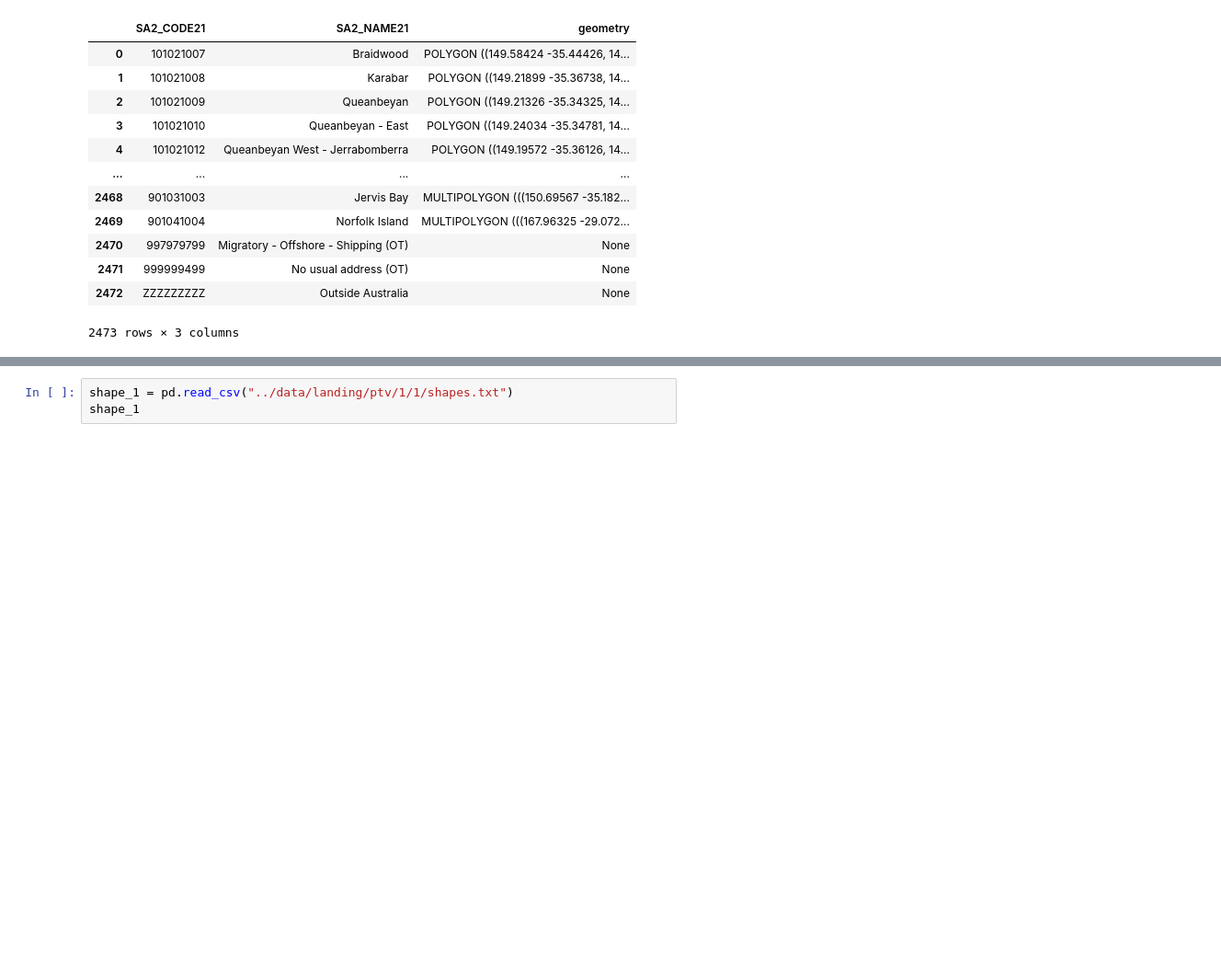
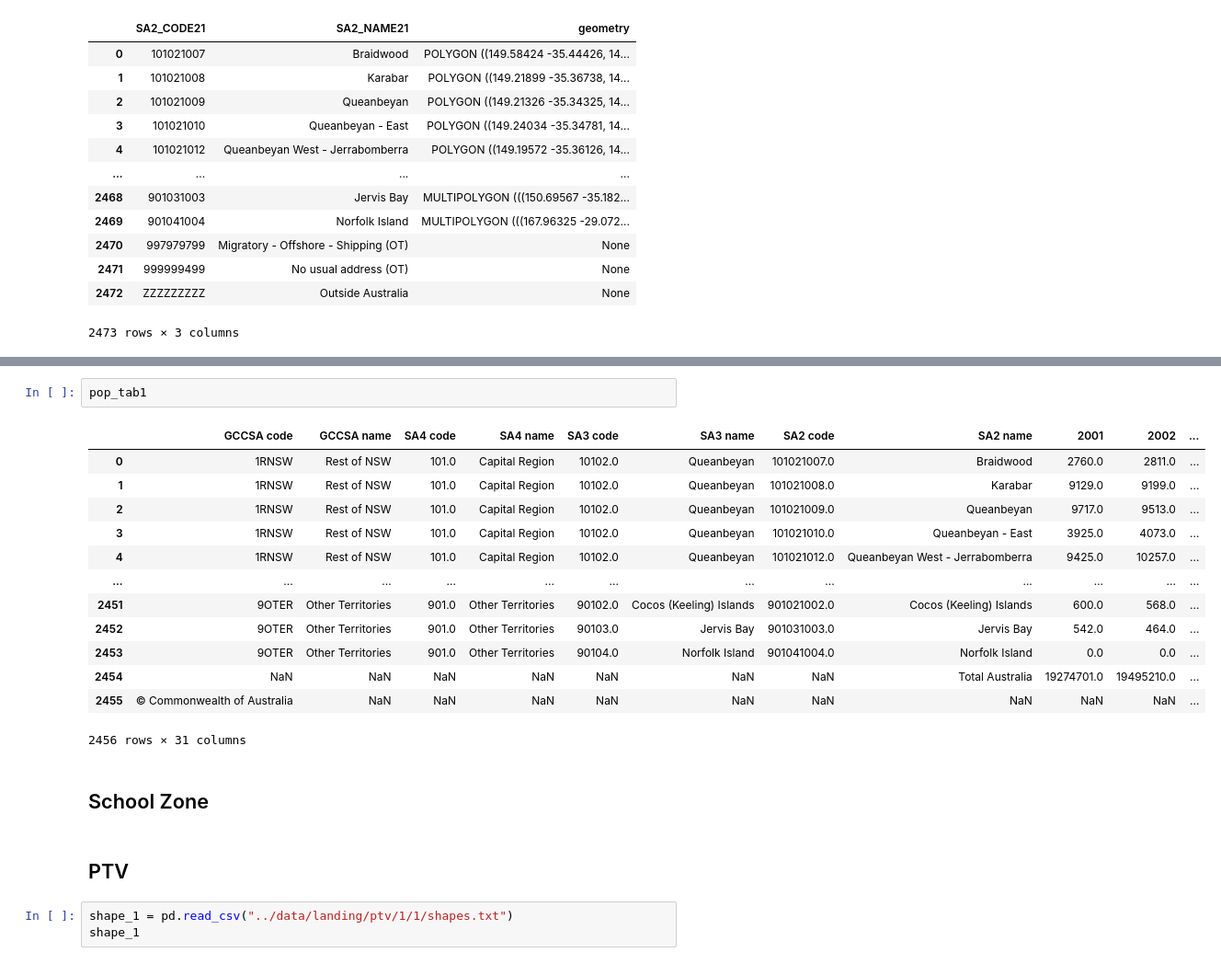
Before and after one commit to MAST30034-AppliedDataScience/project-2-group-real-estate-industry-project-2, a Jupyter notebook: notebooks/External_Preprocessing.ipynb, the cells around one changed output, grey strips where cells are left out. Shown: that part at 92% size. Drawn from its saved outputs; the diff is of its cells as text; blank space fills up the shorter version.

```diff
--- a/notebooks/External_Preprocessing.ipynb
+++ b/notebooks/External_Preprocessing.ipynb
@@ -64,3 +156,23 @@ PTV
+# %%
+pop_tab1
+# %% [output]
+|  | GCCSA code | GCCSA name | SA4 code | SA4 name | SA3 code | SA3 name | SA2 code | SA2 name | 2001 | 2002 | ... |
+| 0 | 1RNSW | Rest of NSW | 101.0 | Capital Region | 10102.0 | Queanbeyan | 101021007.0 | Braidwood | 2760.0 | 2811.0 | ... |
+| 1 | 1RNSW | Rest of NSW | 101.0 | Capital Region | 10102.0 | Queanbeyan | 101021008.0 | Karabar | 9129.0 | 9199.0 | ... |
+| 2 | 1RNSW | Rest of NSW | 101.0 | Capital Region | 10102.0 | Queanbeyan | 101021009.0 | Queanbeyan | 9717.0 | 9513.0 | ... |
+| 3 | 1RNSW | Rest of NSW | 101.0 | Capital Region | 10102.0 | Queanbeyan | 101021010.0 | Queanbeyan - East | 3925.0 | 4073.0 | ... |
+| 4 | 1RNSW | Rest of NSW | 101.0 | Capital Region | 10102.0 | Queanbeyan | 101021012.0 | Queanbeyan West - Jerrabomberra | 9425.0 | 10257.0 | ... |
+| ... | ... | ... | ... | ... | ... | ... | ... | ... | ... | ... | ... |
+| 2451 | 9OTER | Other Territories | 901.0 | Other Territories | 90102.0 | Cocos (Keeling) Islands | 901021002.0 | Cocos (Keeling) Islands | 600.0 | 568.0 | ... |
+| 2452 | 9OTER | Other Territories | 901.0 | Other Territories | 90103.0 | Jervis Bay | 901031003.0 | Jervis Bay | 542.0 | 464.0 | ... |
+| 2453 | 9OTER | Other Territories | 901.0 | Other Territories | 90104.0 | Norfolk Island | 901041004.0 | Norfolk Island | 0.0 | 0.0 | ... |
+| 2454 | NaN | NaN | NaN | NaN | NaN | NaN | NaN | Total Australia | 19274701.0 | 19495210.0 | ... |
+| 2455 | © Commonwealth of Australia | NaN | NaN | NaN | NaN | NaN | NaN | NaN | NaN | NaN | ... |
+2456 rows × 31 columns
+# %% [markdown]
+## School Zone
+# %% [markdown]
+## PTV
 # %%
 shape_1 = pd.read_csv("../data/landing/ptv/1/1/shapes.txt")
 shape_1
```
Also changed, not shown: parts of 20 cells of this notebook.
